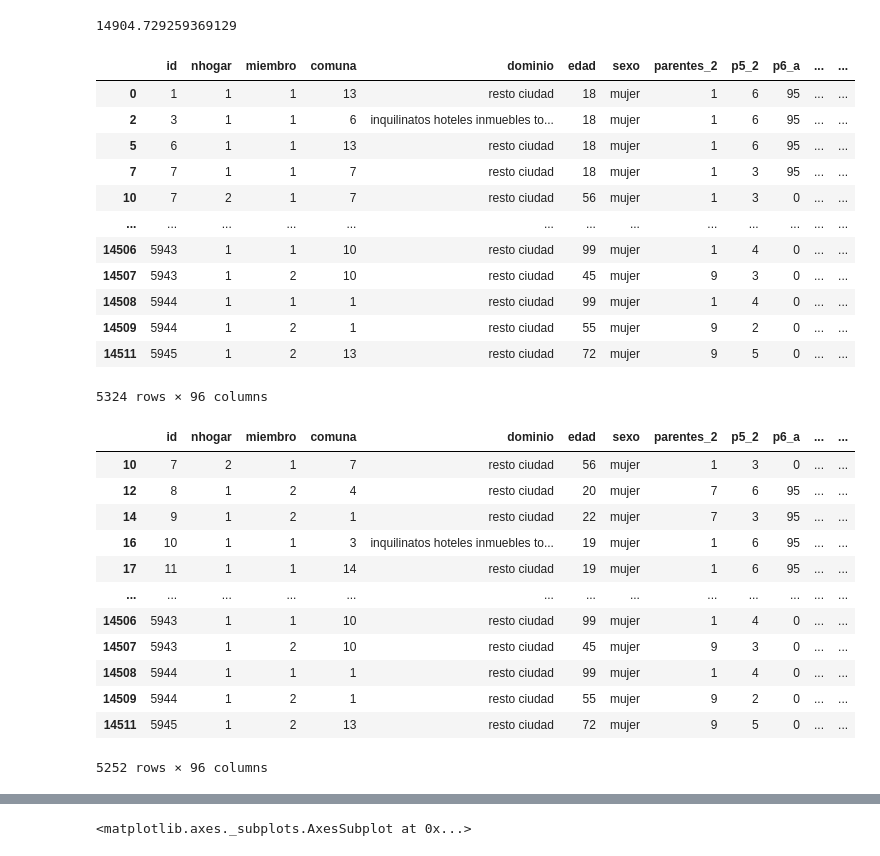
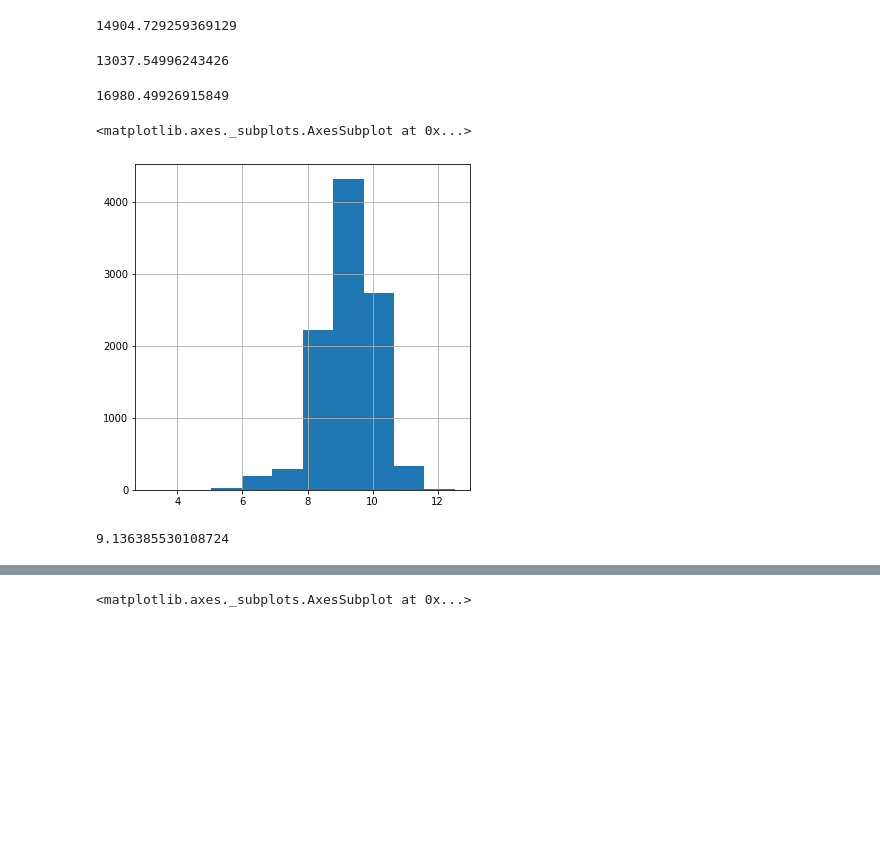
Before and after one commit to rpasquini/herramientas-econometricas-2022, a Jupyter notebook: CEF.ipynb, the cells around one changed output, grey strips where cells are left out. Cells and saved outputs as stored; diff of their text form; code cells hidden in the pictures; blank space fills up the shorter version.

```diff
--- a/CEF.ipynb
+++ b/CEF.ipynb
@@ -287,35 +285,22 @@ df["ingtot_2"].mean()
 # %% [output]
 14904.729259369129
 # %%
-df.loc[df["sexo"]=="mujer"]
+df.loc[df["sexo"]=="mujer"]["ingtot_2"].mean()
 # %% [output]
-|  | id | nhogar | miembro | comuna | dominio | edad | sexo | parentes_2 | p5_2 | p6_a | ... | ... |
-| 0 | 1 | 1 | 1 | 13 | resto ciudad | 18 | mujer | 1 | 6 | 95 | ... | ... |
-| 2 | 3 | 1 | 1 | 6 | inquilinatos hoteles inmuebles to... | 18 | mujer | 1 | 6 | 95 | ... | ... |
-| 5 | 6 | 1 | 1 | 13 | resto ciudad | 18 | mujer | 1 | 6 | 95 | ... | ... |
-| 7 | 7 | 1 | 1 | 7 | resto ciudad | 18 | mujer | 1 | 3 | 95 | ... | ... |
-| 10 | 7 | 2 | 1 | 7 | resto ciudad | 56 | mujer | 1 | 3 | 0 | ... | ... |
-| ... | ... | ... | ... | ... | ... | ... | ... | ... | ... | ... | ... | ... |
-| 14506 | 5943 | 1 | 1 | 10 | resto ciudad | 99 | mujer | 1 | 4 | 0 | ... | ... |
-| 14507 | 5943 | 1 | 2 | 10 | resto ciudad | 45 | mujer | 9 | 3 | 0 | ... | ... |
-| 14508 | 5944 | 1 | 1 | 1 | resto ciudad | 99 | mujer | 1 | 4 | 0 | ... | ... |
-| 14509 | 5944 | 1 | 2 | 1 | resto ciudad | 55 | mujer | 9 | 2 | 0 | ... | ... |
-| 14511 | 5945 | 1 | 2 | 13 | resto ciudad | 72 | mujer | 9 | 5 | 0 | ... | ... |
-5324 rows × 96 columns
+13037.54996243426
+# %%
+df.loc[df["sexo"]=="varon"]["ingtot_2"].mean()
+# %% [output]
+16980.49926915849
+# %%
+# histograma de logingreso pero solo ingresos>0
+
+df.loc[df["ingtot_2"]>0]["logingreso"].hist()
+# %% [output]
+<matplotlib.axes._subplots.AxesSubplot at 0x...>
+[figure, added]
 # %%
-df.loc[(df["sexo"]=="mujer") & (df["edad"]>18)]
+df.loc[df["sexo"]=="mujer"]["logingreso"].mean()
 # %% [output]
-|  | id | nhogar | miembro | comuna | dominio | edad | sexo | parentes_2 | p5_2 | p6_a | ... | ... |
-| 10 | 7 | 2 | 1 | 7 | resto ciudad | 56 | mujer | 1 | 3 | 0 | ... | ... |
-| 12 | 8 | 1 | 2 | 4 | resto ciudad | 20 | mujer | 7 | 6 | 95 | ... | ... |
-| 14 | 9 | 1 | 2 | 1 | resto ciudad | 22 | mujer | 7 | 3 | 95 | ... | ... |
-| 16 | 10 | 1 | 1 | 3 | inquilinatos hoteles inmuebles to... | 19 | mujer | 1 | 6 | 95 | ... | ... |
-| 17 | 11 | 1 | 1 | 14 | resto ciudad | 19 | mujer | 1 | 6 | 95 | ... | ... |
-| ... | ... | ... | ... | ... | ... | ... | ... | ... | ... | ... | ... | ... |
-| 14506 | 5943 | 1 | 1 | 10 | resto ciudad | 99 | mujer | 1 | 4 | 0 | ... | ... |
-| 14507 | 5943 | 1 | 2 | 10 | resto ciudad | 45 | mujer | 9 | 3 | 0 | ... | ... |
-| 14508 | 5944 | 1 | 1 | 1 | resto ciudad | 99 | mujer | 1 | 4 | 0 | ... | ... |
-| 14509 | 5944 | 1 | 2 | 1 | resto ciudad | 55 | mujer | 9 | 2 | 0 | ... | ... |
-| 14511 | 5945 | 1 | 2 | 13 | resto ciudad | 72 | mujer | 9 | 5 | 0 | ... | ... |
-5252 rows × 96 columns
+9.136385530108724
 # %%
```
Also changed, not shown: parts of 39 cells of this notebook.
